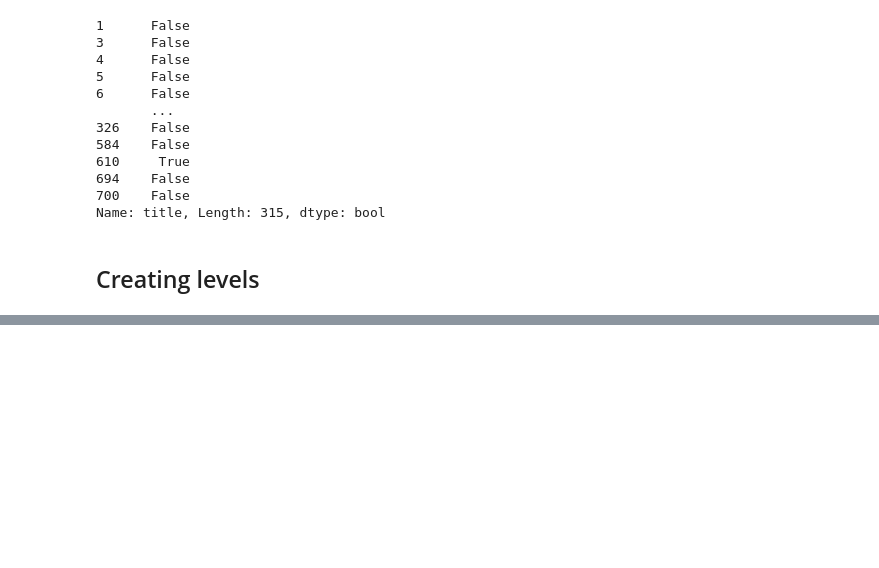
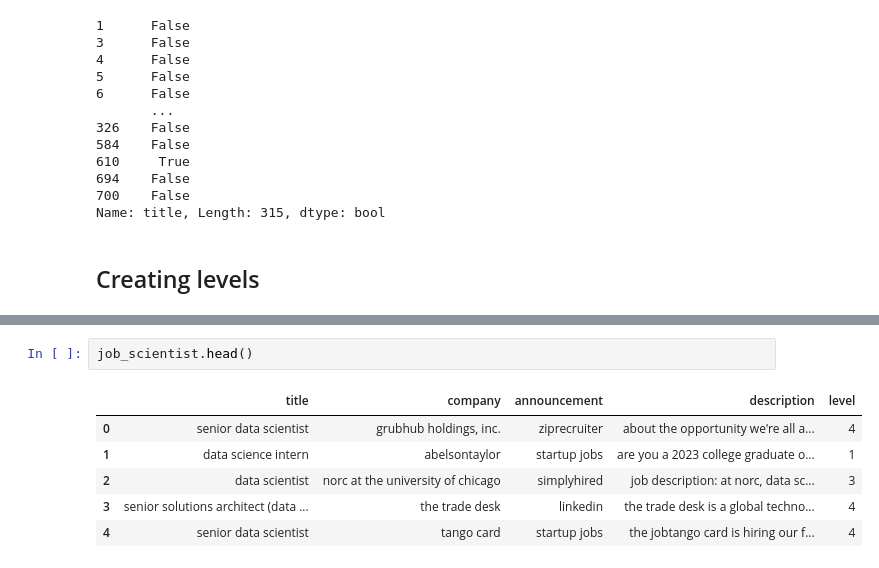
Before and after one commit to adeassisvieira/2023-ds-job-desc, a Jupyter notebook: 2023-ds-jobdesc.ipynb, the cells around one changed output, grey strips where cells are left out. Drawn from its saved outputs; the diff is of its cells as text; blank space fills up the shorter version.

```diff
--- a/2023-ds-jobdesc.ipynb
+++ b/2023-ds-jobdesc.ipynb
@@ -190,0 +180,9 @@ job_level(job_analyst)
+# %%
+job_scientist.head()
+# %% [output]
+|  | title | company | announcement | description | level |
+| 0 | senior data scientist | grubhub holdings, inc. | ziprecruiter | about the opportunity we're all a... | 4 |
+| 1 | data science intern | abelsontaylor | startup jobs | are you a 2023 college graduate o... | 1 |
+| 2 | data scientist | norc at the university of chicago | simplyhired | job description: at norc, data sc... | 3 |
+| 3 | senior solutions architect (data ... | the trade desk | linkedin | the trade desk is a global techno... | 4 |
+| 4 | senior data scientist | tango card | startup jobs | the jobtango card is hiring our f... | 4 |
```
Also changed, not shown: parts of 25 cells of this notebook.
